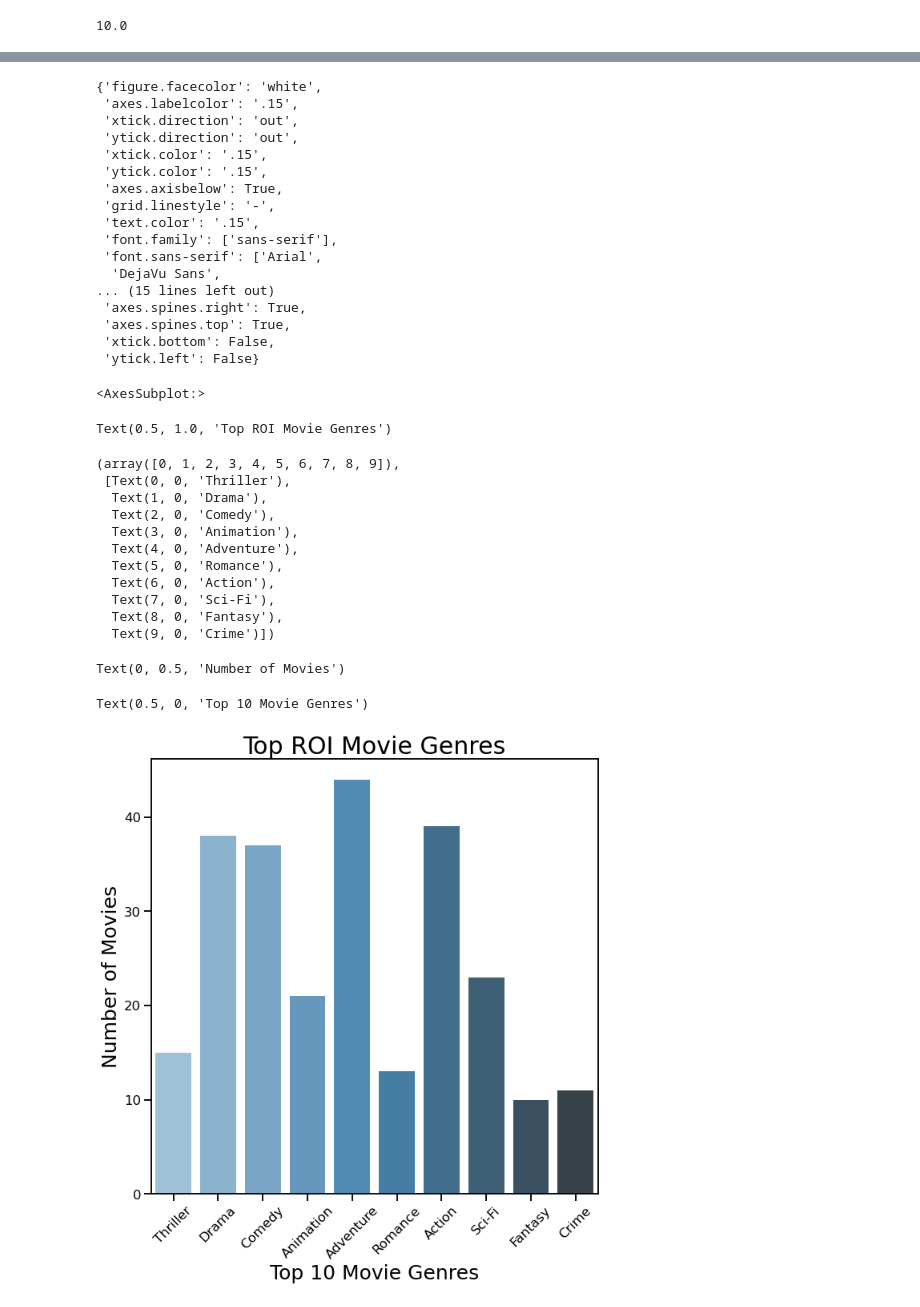
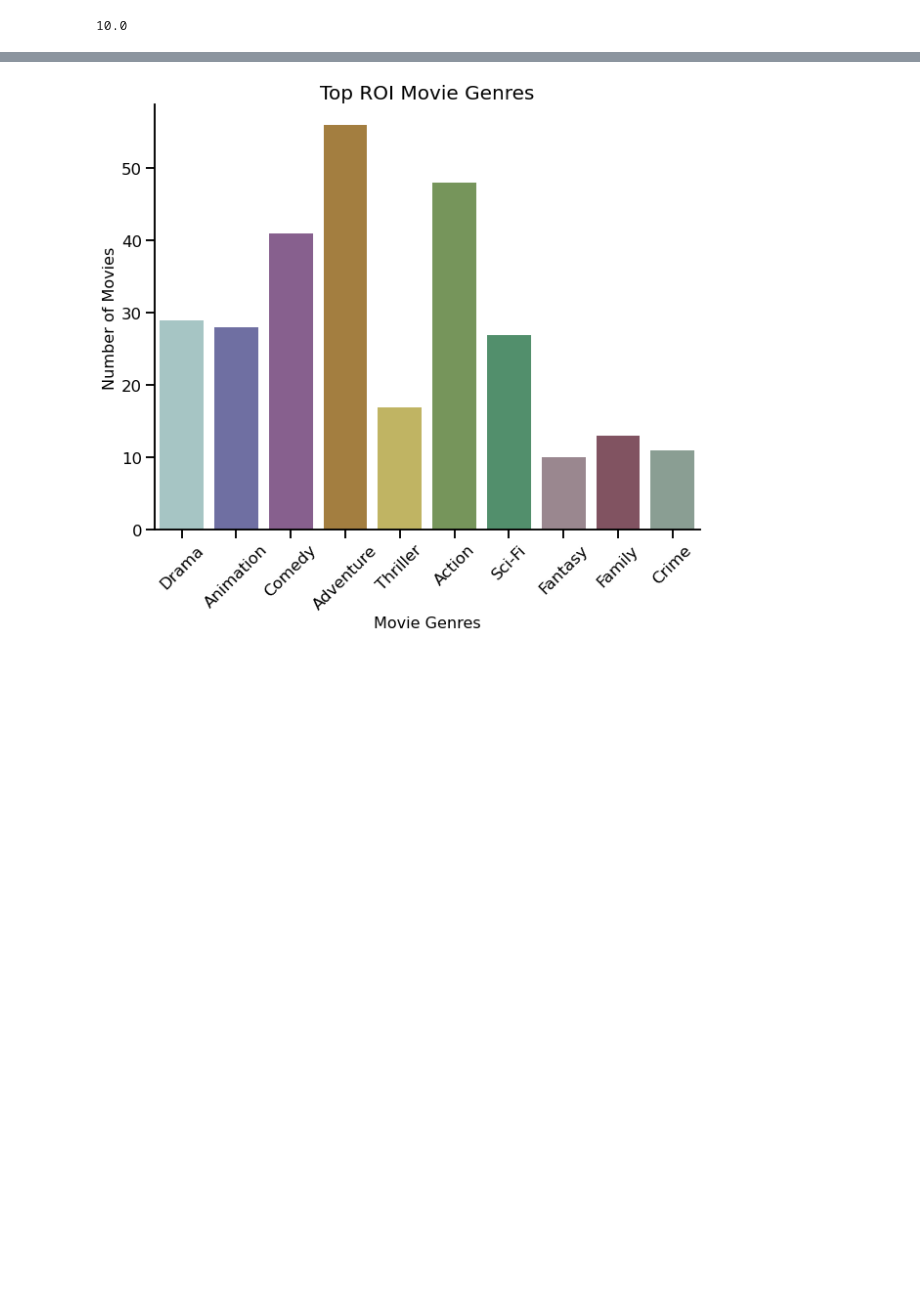
Before and after one commit to adstephens/dsc-phase-1-project-v2-3, a Jupyter notebook: Final.ipynb, the cells around one changed output, grey strips where cells are left out. Saved outputs shown, nothing was run; the diff lists cells and outputs as text; code cells hidden in the pictures; blank space fills up the shorter version.

```diff
--- a/Final.ipynb
+++ b/Final.ipynb
@@ -1419,16 +1143,19 @@ MMSEIdf.head()
 # this will take the first value to each column
 # except 'tconst' and 'genres', which will make
 # them into lists, keeping all values associated
-MMSEIdf = MMSEIdf.groupby('movie_title').agg(
+MMSEIdf = MMSEIdf.groupby('movie').agg(
     {
         'production_budget': lambda x: x.iloc[0],
         'domestic_gross': lambda x: x.iloc[0],
         'worldwide_gross': lambda x: x.iloc[0],
         'year': lambda x: x.iloc[0],
-        'release_month': lambda x: x.iloc[0],
+        'month': lambda x: x.iloc[0],
+        'tconst': list,
         'runtime': lambda x: x.iloc[0],
-        'tconst': list,
-        'genres': list
+        'genres': list,
+        'averagerating': lambda x: x.iloc[0],
+        'numvotes': lambda x: x.iloc[0],
+
     }
 )
 # %%
@@ -1590,0 +1292,4 @@ MMSPdf.describe()
+# %%
+# we will define a value incase CPI causes a change later on
+pdmean = MMSEIdf.production_budget.mean()
+pdmean
@@ -1590,0 +1298,4 @@ MMSPdf.describe()
+# %%
+# Create new df
+MMSPdf = MMSEIdf[MMSEIdf['production_budget'] >= pdmean]
+MMSPdf.describe()
@@ -1770,7 +1482,7 @@ for index, row in ROIdf.iterrows():
             ROIdf.loc[index, genre] = 1
 # %%
 #pulling list of genres from the columns we created
-cols = list(ROIdf.columns[11:])
+cols = list(ROIdf.columns[12:])
 
 #viewing to make sure list is correct
 cols
@@ -1858,49 +1570,21 @@ TGSdict
 # %%
 #creating x and y values to plot our dictionary
 xgc = list(TGSdict.keys())
 ygc = list(TGSdict.values())
 
 #plotting a bar chart of genre and count dictionary
-f, ax = plt.subplots(figsize=(10,10))
-sns.axes_style('whitegrid')
+f, ax = plt.subplots(figsize=(10,8))
+sns.axes_style('white')
 sns.set_context('talk')
-sns.barplot(xgc, ygc, palette='Blues_d')
-plt.title('Top ROI Movie Genres', fontsize=30)
+sns.barplot(xgc, ygc,
+            palette=mine)
+# Customize the axes and title
+plt.title('Top ROI Movie Genres', fontsize=20)
+plt.ylabel('Number of Movies', fontsize=16)
+plt.xlabel('Movie Genres', fontsize=16)
 plt.xticks(rotation=45)
-plt.ylabel('Number of Movies', fontsize=25)
-plt.xlabel('Top 10 Movie Genres', fontsize=25)
-plt.show()
+# Remove top and right borders
+sns.despine()
+plt.show();
 # %% [output]
-{'figure.facecolor': 'white',
- 'axes.labelcolor': '.15',
- 'xtick.direction': 'out',
- 'ytick.direction': 'out',
- 'xtick.color': '.15',
- 'ytick.color': '.15',
- 'axes.axisbelow': True,
- 'grid.linestyle': '-',
- 'text.color': '.15',
- 'font.family': ['sans-serif'],
- 'font.sans-serif': ['Arial',
-  'DejaVu Sans',
-... (15 lines left out)
- 'axes.spines.right': True,
- 'axes.spines.top': True,
- 'xtick.bottom': False,
- 'ytick.left': False}
-<AxesSubplot:>
-Text(0.5, 1.0, 'Top ROI Movie Genres')
-(array([0, 1, 2, 3, 4, 5, 6, 7, 8, 9]),
- [Text(0, 0, 'Thriller'),
-  Text(1, 0, 'Drama'),
-  Text(2, 0, 'Comedy'),
-  Text(3, 0, 'Animation'),
-  Text(4, 0, 'Adventure'),
-  Text(5, 0, 'Romance'),
-  Text(6, 0, 'Action'),
-  Text(7, 0, 'Sci-Fi'),
-  Text(8, 0, 'Fantasy'),
-  Text(9, 0, 'Crime')])
-Text(0, 0.5, 'Number of Movies')
-Text(0.5, 0, 'Top 10 Movie Genres')
-[figure, old version]
+[figure, new version]
```
Also changed, not shown: parts of 225 cells of this notebook, 1 other file.
